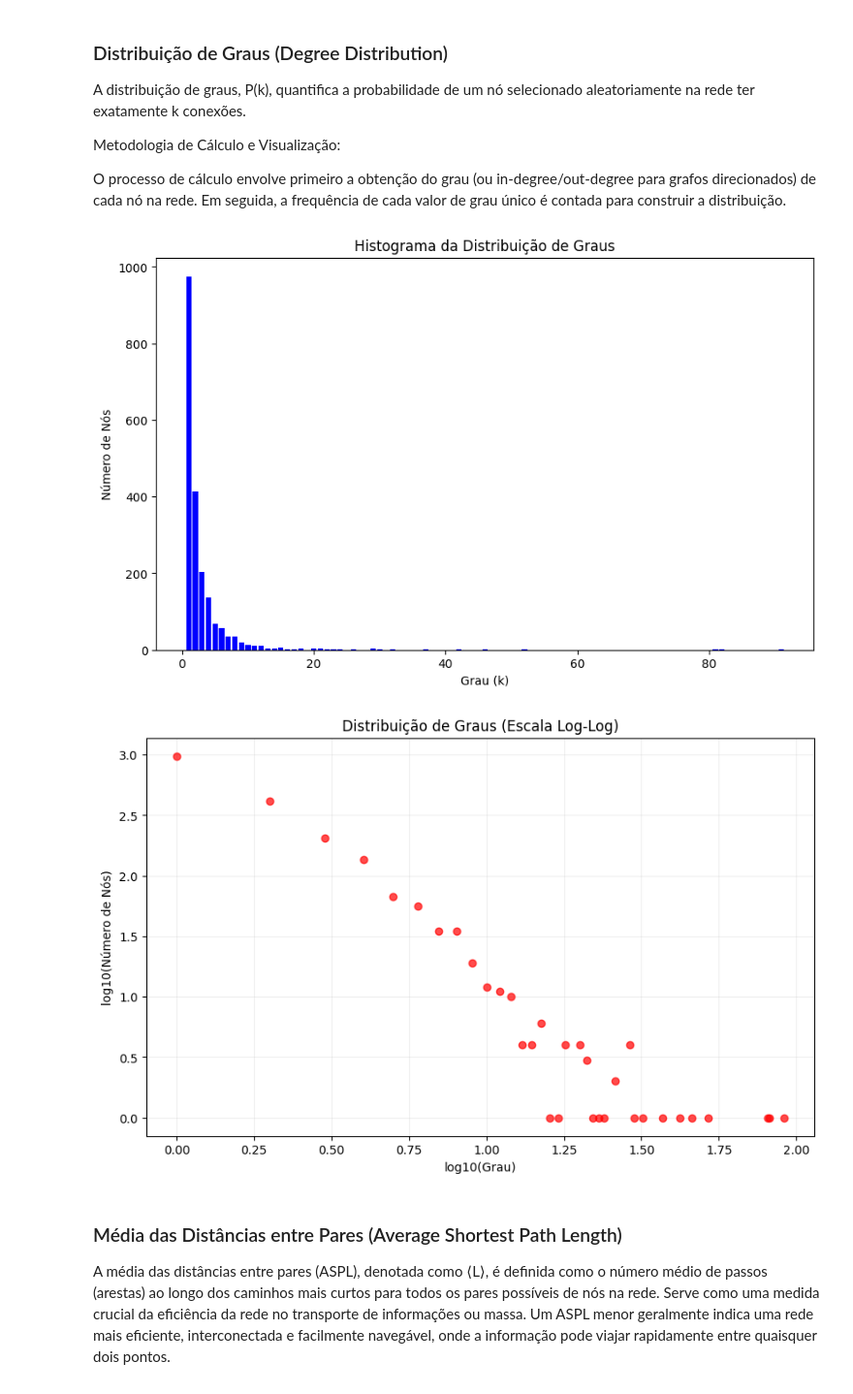
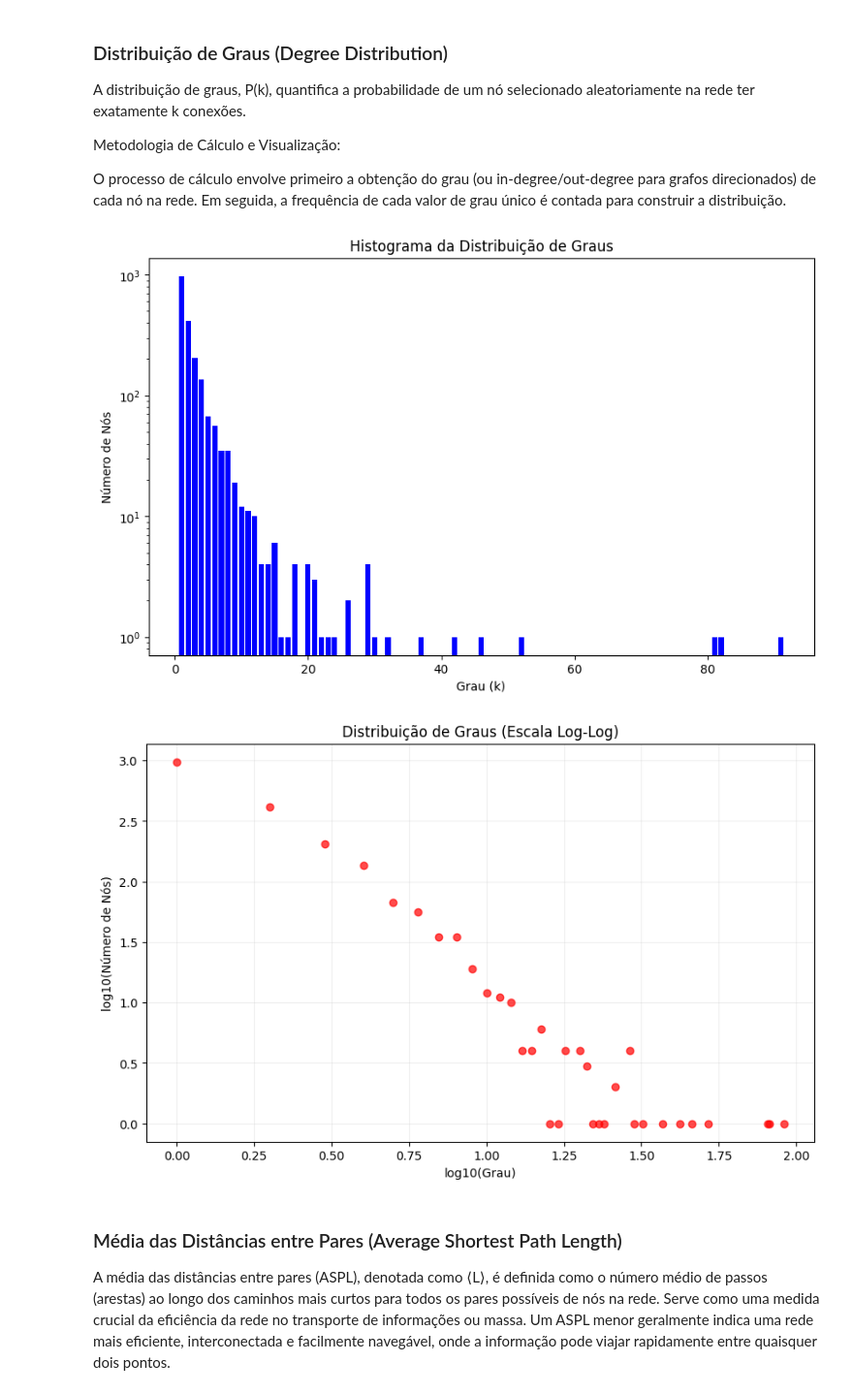
Before and after one commit to WagnerCOliveira/MineracaoGrafo, a Jupyter notebook: protein.edgelist.ipynb, the cells around one changed output. Shown at 97% size. Cells and saved outputs as stored; diff of their text form; code cells hidden in the pictures.

```diff
--- a/protein.edgelist.ipynb
+++ b/protein.edgelist.ipynb
@@ -60,31 +60,33 @@ O processo de cálculo envolve primeiro a obtenção do grau (ou in-degree/out-d
 # %%
 degree_sequence = sorted([d for n, d in G.degree()], reverse=True)
 degree_counts = collections.Counter(degree_sequence)
 deg, cnt = zip(*degree_counts.items())
 
 # Filtrar contagens zero para o gráfico log-log (logaritmo de zero é indefinido)
 positive_cnt_indices = np.array(cnt) > 0
 logx = np.log10(np.array(deg)[positive_cnt_indices])
 logy = np.log10(np.array(cnt)[positive_cnt_indices])
 
 # Histogram Plot
 plt.figure(figsize=(10, 6))
 plt.bar(deg, cnt, width=0.8, color='b')
+#plt.xscale('log')
+plt.yscale('log')
 plt.title("Histograma da Distribuição de Graus")
 plt.xlabel("Grau (k)")
 plt.ylabel("Número de Nós")
 plt.show()
 
 # Log-Log Plot
 plt.figure(figsize=(10, 6))
 plt.plot(logx, logy, 'o', color='r', alpha=0.7)
 plt.title("Distribuição de Graus (Escala Log-Log)")
 plt.xlabel("log10(Grau)")
 plt.ylabel("log10(Número de Nós)")
 plt.grid(True, which="both", ls="-", alpha=0.2)
 plt.show()
 # %% [output]
-[figure, old version]
+[figure, new version]
 [figure]
 # %% [markdown]
 ### Média das Distâncias entre Pares (Average Shortest Path Length)
```
Also changed, not shown: parts of 2 cells of this notebook, 3 other files.
